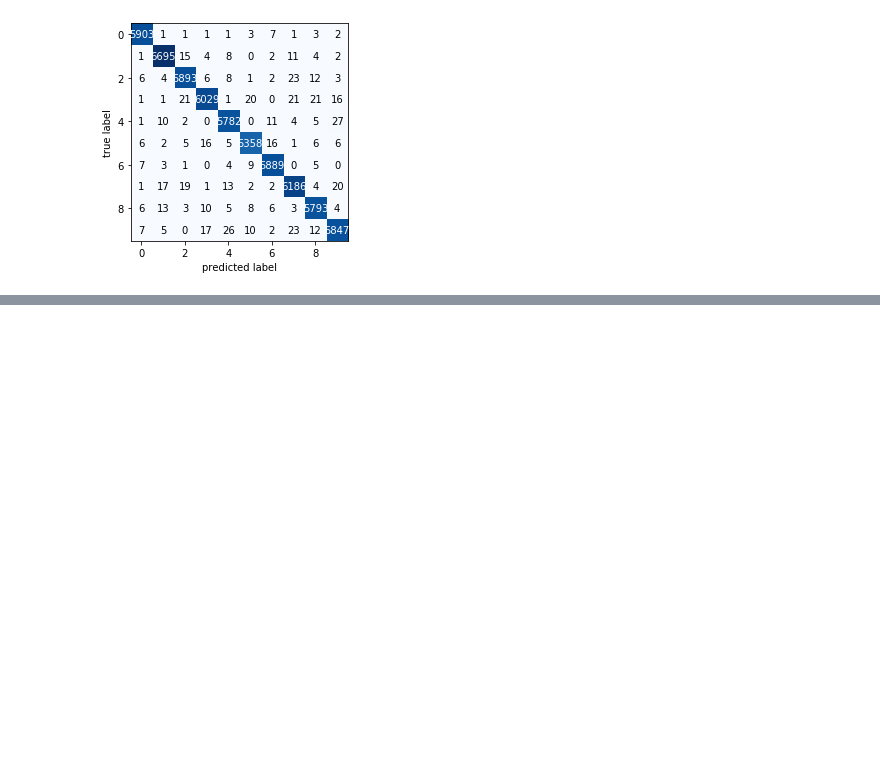
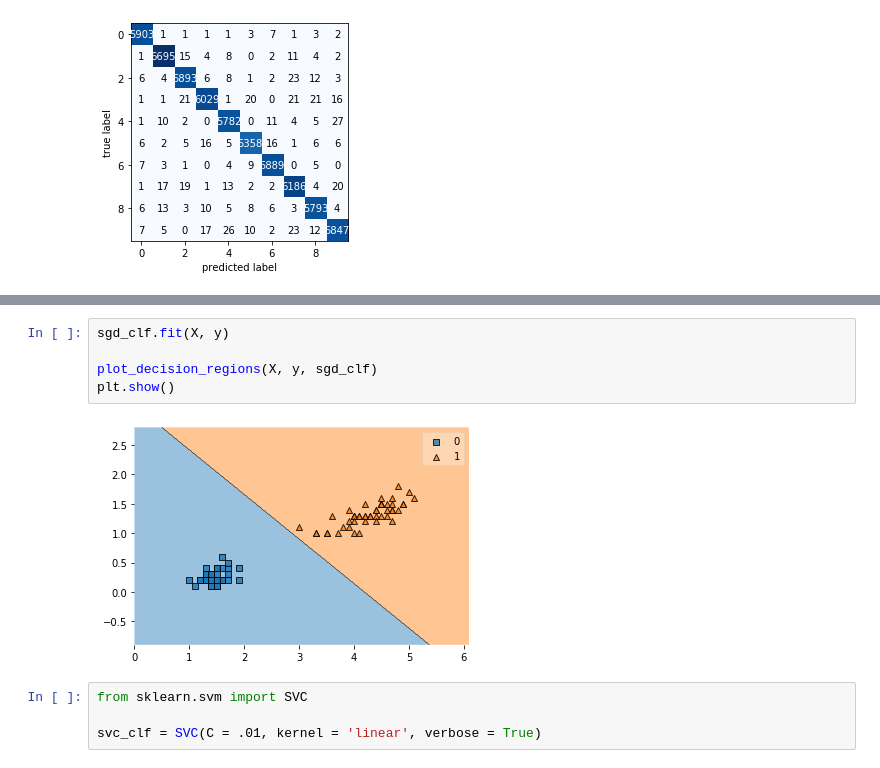
Before and after one commit to sergiovasquez122/CECS-456, a Jupyter notebook: Classification.ipynb, the cells around one changed output, grey strips where cells are left out. Cells and saved outputs as stored; diff of their text form; blank space fills up the shorter version.

```diff
--- a/Classification.ipynb
+++ b/Classification.ipynb
@@ -548,0 +596,11 @@ plt.show()
+# %%
+sgd_clf.fit(X, y)
+
+plot_decision_regions(X, y, sgd_clf)
+plt.show()
+# %% [output]
+[figure, added]
+# %%
+from sklearn.svm import SVC
+
+svc_clf = SVC(C = .01, kernel = 'linear', verbose = True)
```
Also changed, not shown: parts of 15 cells of this notebook.
